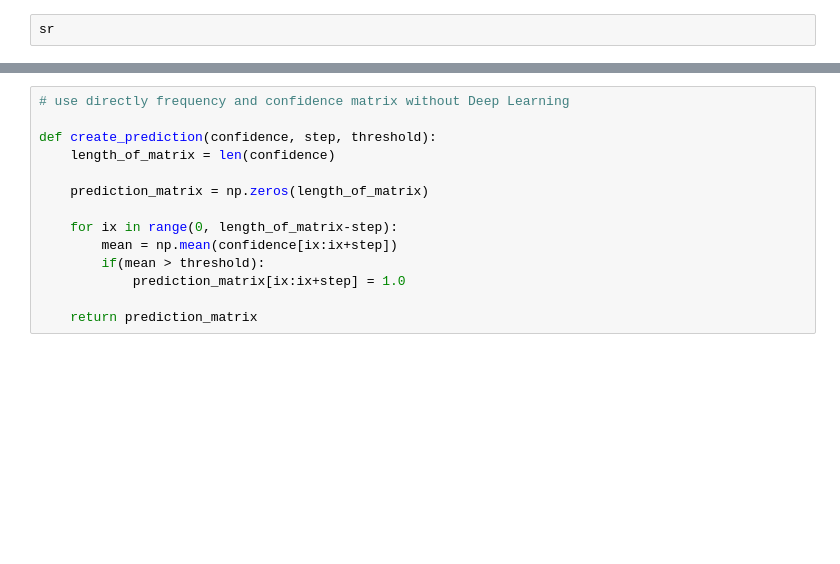
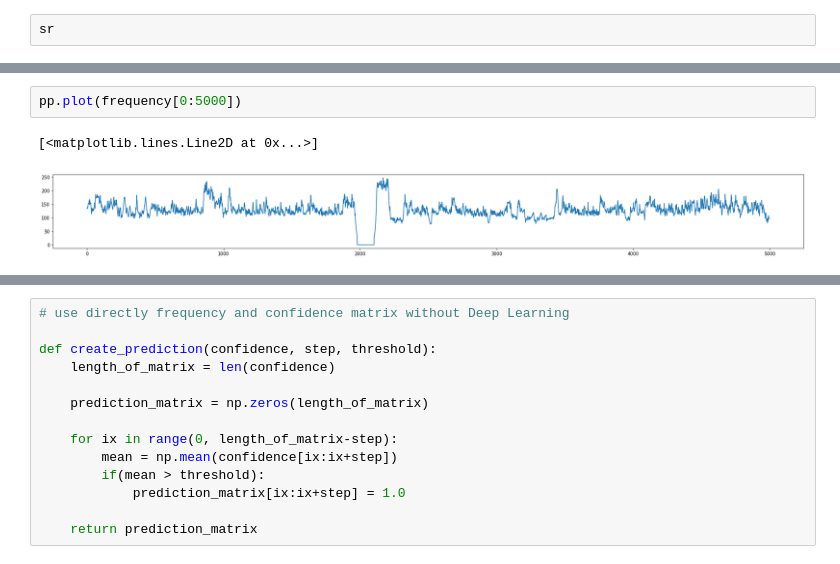
Before and after one commit to hedonistrh/SpChangeDetect, a Jupyter notebook: bilstm-crepe.ipynb, the cells around one changed output, grey strips where cells are left out. Saved outputs shown, nothing was run; the diff lists cells and outputs as text; blank space fills up the shorter version.

```diff
--- a/bilstm-crepe.ipynb
+++ b/bilstm-crepe.ipynb
@@ -27,0 +66,5 @@ sr
+# %%
+pp.plot(frequency[0:5000])
+# %% [output]
+[<matplotlib.lines.Line2D at 0x...>]
+[figure, added]
```
Also changed, not shown: parts of 14 cells of this notebook.
